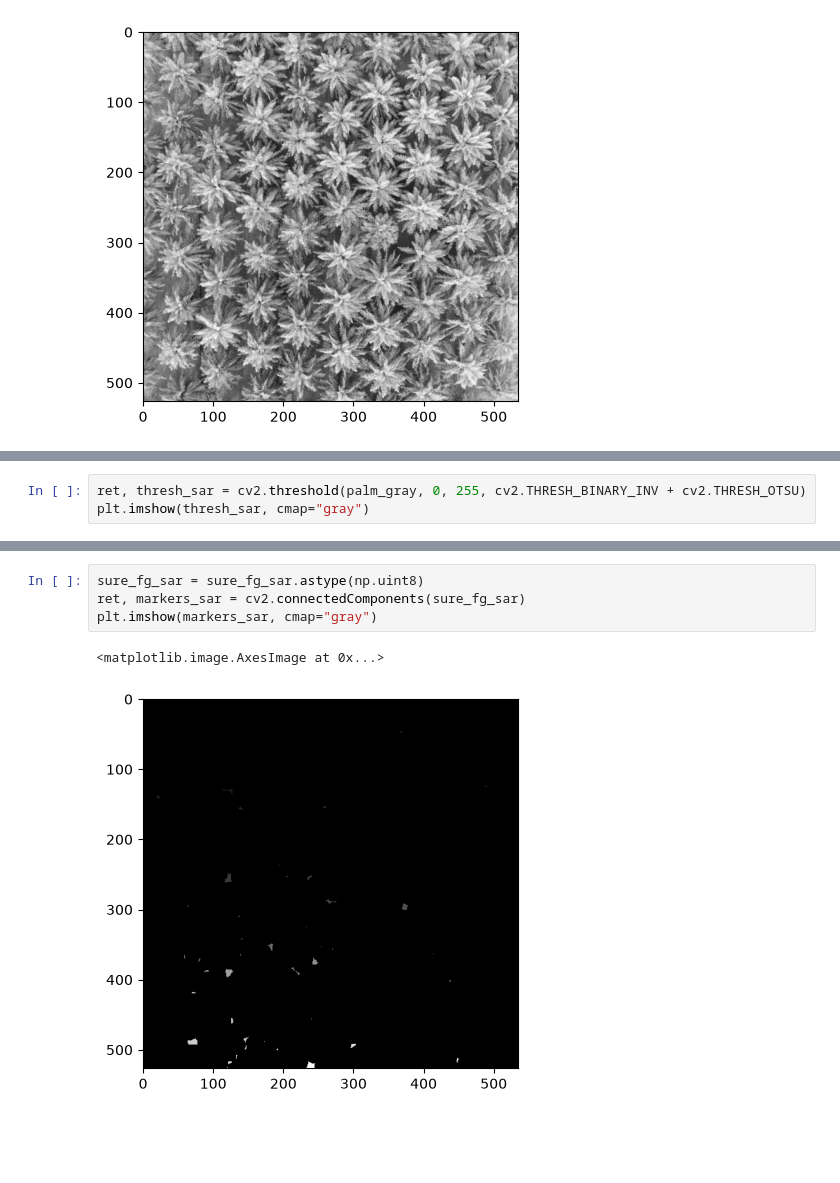
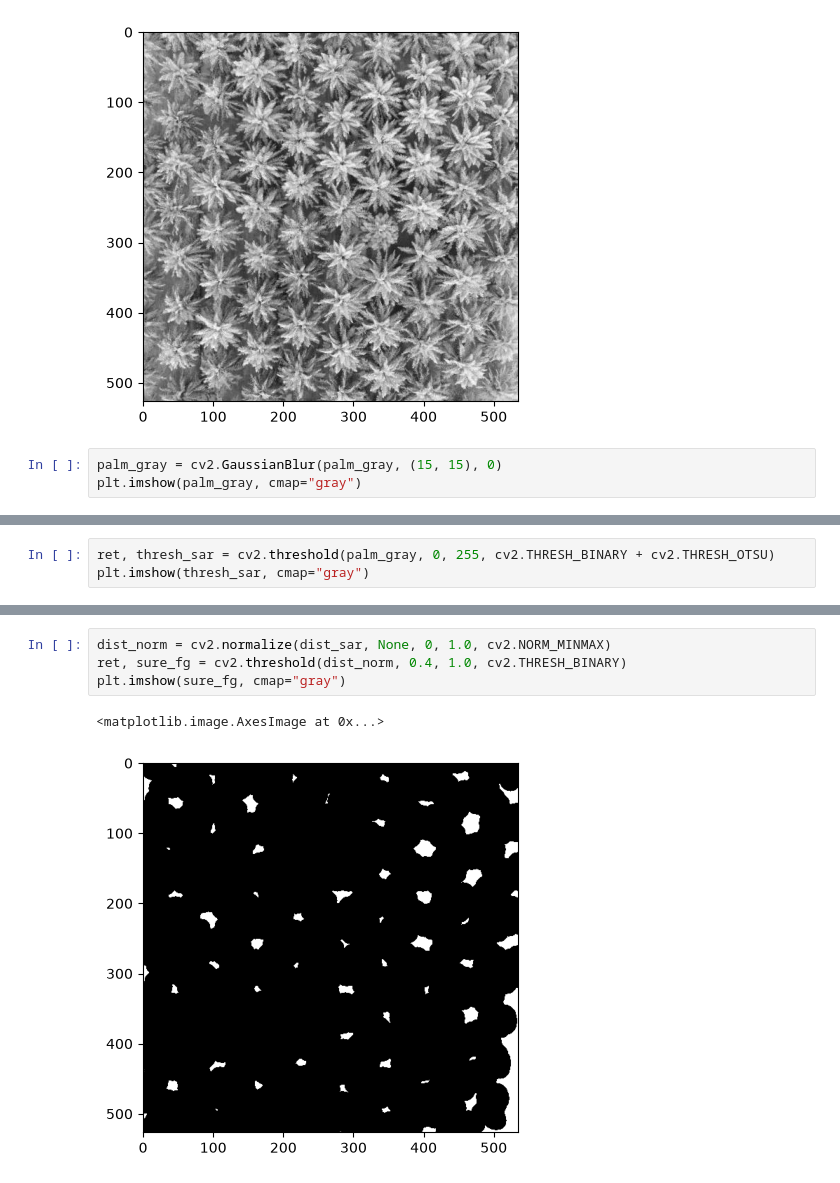
Before and after one commit to StrelchenkoSofya/image_processing, a Jupyter notebook: lab4/lab4.ipynb, the cells around one changed output, grey strips where cells are left out. Saved outputs shown, nothing was run; the diff lists cells and outputs as text; blank space fills up the shorter version.

```diff
--- a/lab4/lab4.ipynb
+++ b/lab4/lab4.ipynb
@@ -110,3 +109,6 @@ plt.imshow(palm_gray, cmap="gray")
 # %% [output]
 <matplotlib.image.AxesImage at 0x...>
 [figure]
+# %%
+palm_gray = cv2.GaussianBlur(palm_gray, (15, 15), 0)
+plt.imshow(palm_gray, cmap="gray")
@@ -113,5 +118,5 @@ plt.imshow(palm_gray, cmap="gray")
 # %%
-ret, thresh_sar = cv2.threshold(palm_gray, 0, 255, cv2.THRESH_BINARY_INV + cv2.THRESH_OTSU)
+ret, thresh_sar = cv2.threshold(palm_gray, 0, 255, cv2.THRESH_BINARY + cv2.THRESH_OTSU)
 plt.imshow(thresh_sar, cmap="gray")
 # %% [output]
 <matplotlib.image.AxesImage at 0x...>
@@ -125,8 +134,8 @@ plt.imshow(dist_sar, cmap="gray")
 # %%
-sure_fg_sar = sure_fg_sar.astype(np.uint8)
-ret, markers_sar = cv2.connectedComponents(sure_fg_sar)
-plt.imshow(markers_sar, cmap="gray")
+dist_norm = cv2.normalize(dist_sar, None, 0, 1.0, cv2.NORM_MINMAX)
+ret, sure_fg = cv2.threshold(dist_norm, 0.4, 1.0, cv2.THRESH_BINARY)
+plt.imshow(sure_fg, cmap="gray")
 # %% [output]
 <matplotlib.image.AxesImage at 0x...>
-[figure, old version]
+[figure, new version]
 # %%
```
Also changed, not shown: parts of 9 cells of this notebook, 1 other file.
